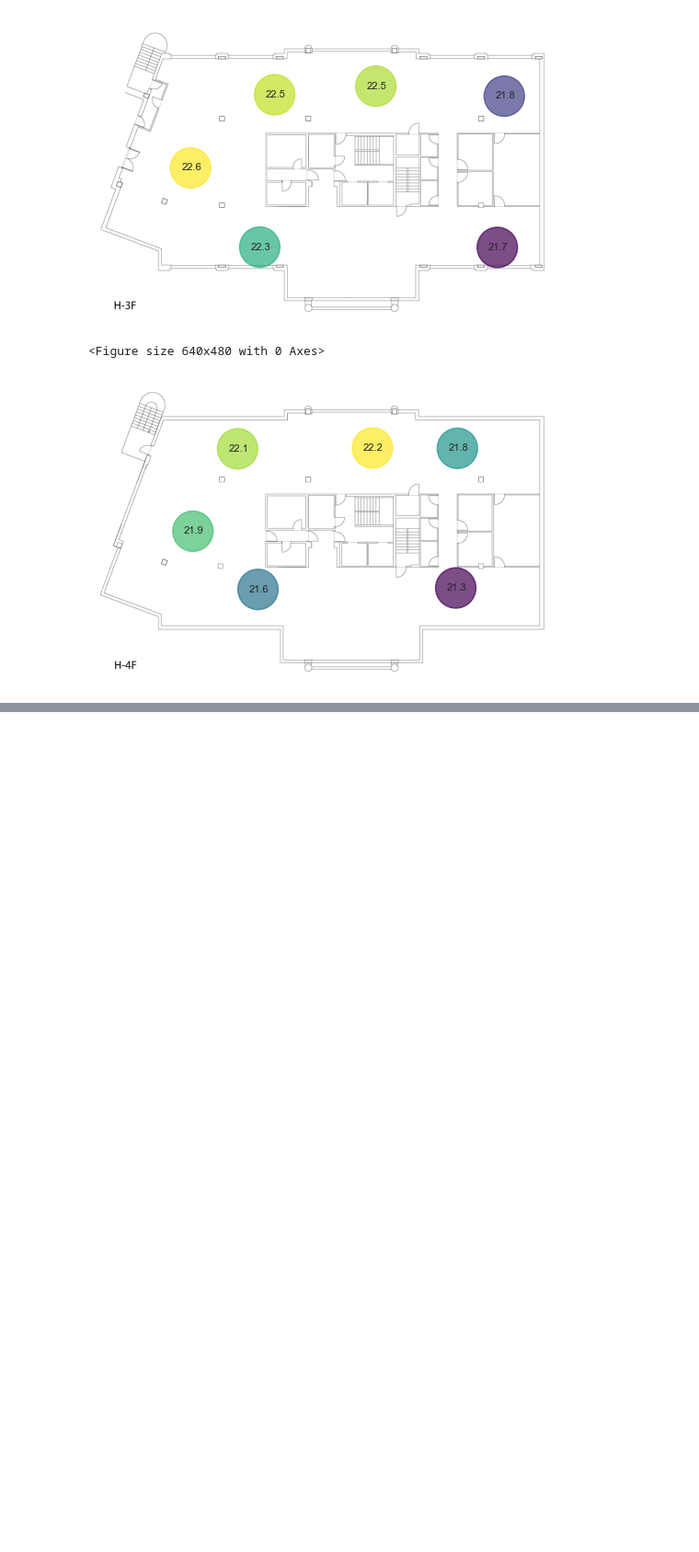
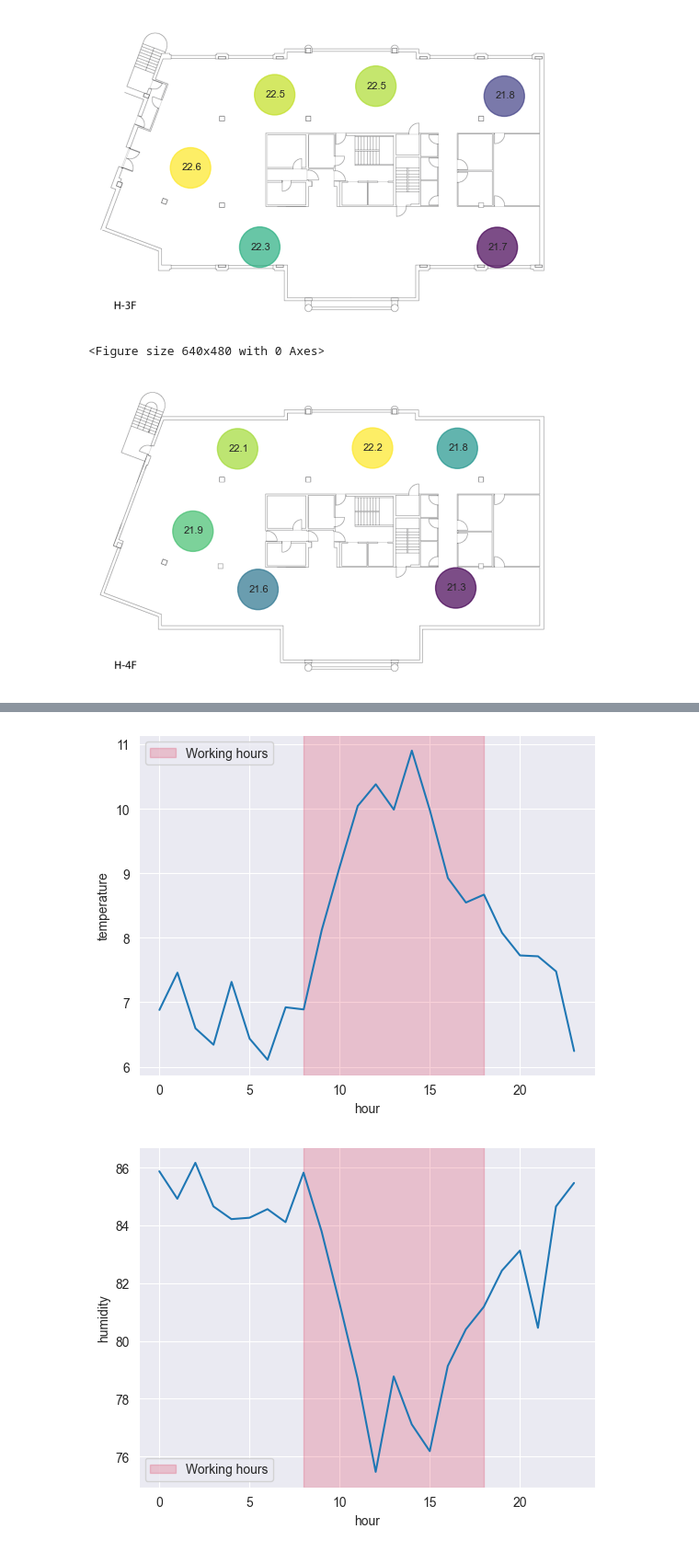
Before and after one commit to SidMurthy97/fp_task, a Jupyter notebook: analysis.ipynb, the cells around one changed output, grey strips where cells are left out. Shown at 92% size. Saved outputs shown, nothing was run; the diff lists cells and outputs as text; code cells hidden in the pictures; blank space fills up the shorter version.

```diff
--- a/analysis.ipynb
+++ b/analysis.ipynb
@@ -525,0 +545,14 @@ for floor in floors:
+# %%
+oaq_with_hour = oaq_with_date.copy()
+oaq_with_hour["hour"] = oaq_with_hour["documentTime"].dt.hour
+
+oaq_by_hour = oaq_with_hour.groupby(["hour"]).mean(numeric_only=True)
+# %%
+for column in oaq_by_hour:
+    plt.figure()
+    ax = sns.lineplot(data=oaq_by_hour,x="hour",y=column)
+    ax.axvspan(8,18,alpha=0.2, color="crimson", label="Working hours")
+    plt.legend()
+# %% [output]
+[figure, added]
+[figure, added]
```
Also changed, not shown: parts of 8 cells of this notebook.
